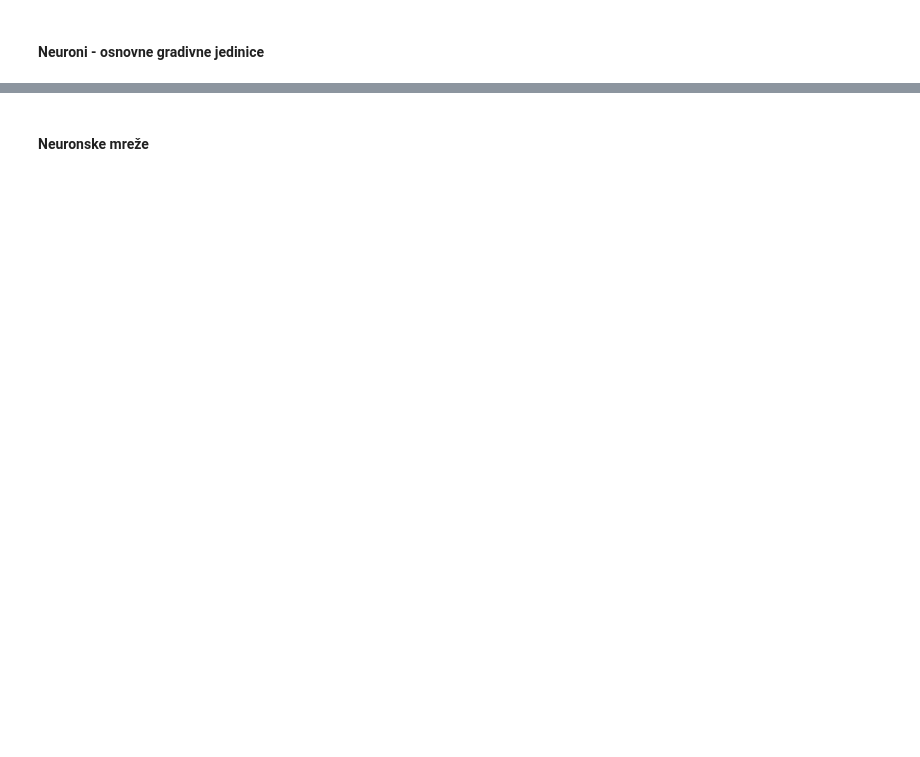
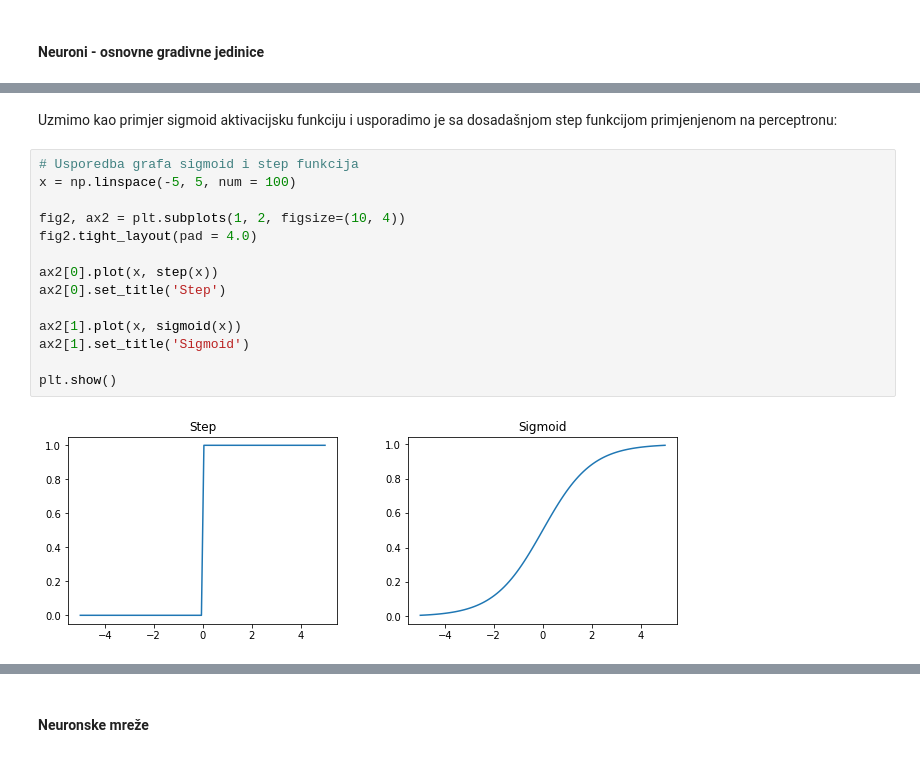
Before and after one commit to mperos/NeuralNet-Implementation, a Jupyter notebook: Backpropagation.ipynb, the cells around one changed output, grey strips where cells are left out. Drawn from its saved outputs; the diff is of its cells as text; blank space fills up the shorter version.

```diff
--- a/Backpropagation.ipynb
+++ b/Backpropagation.ipynb
@@ -78,0 +108,20 @@ Uzmimo kao primjer sigmoid aktivacijsku funkciju.
+# %% [markdown]
+<p>
+Uzmimo kao primjer sigmoid aktivacijsku funkciju i usporadimo je sa dosadašnjom step funkcijom primjenjenom na perceptronu:
+</p>
+# %%
+# Usporedba grafa sigmoid i step funkcija
+x = np.linspace(-5, 5, num = 100)
+
+fig2, ax2 = plt.subplots(1, 2, figsize=(10, 4))
+fig2.tight_layout(pad = 4.0)
+
+ax2[0].plot(x, step(x))
+ax2[0].set_title('Step')
+
+ax2[1].plot(x, sigmoid(x))
+ax2[1].set_title('Sigmoid')
+
+plt.show()
+# %% [output]
+[figure, added]
```
Also changed, not shown: parts of 9 cells of this notebook, 1 other file.
